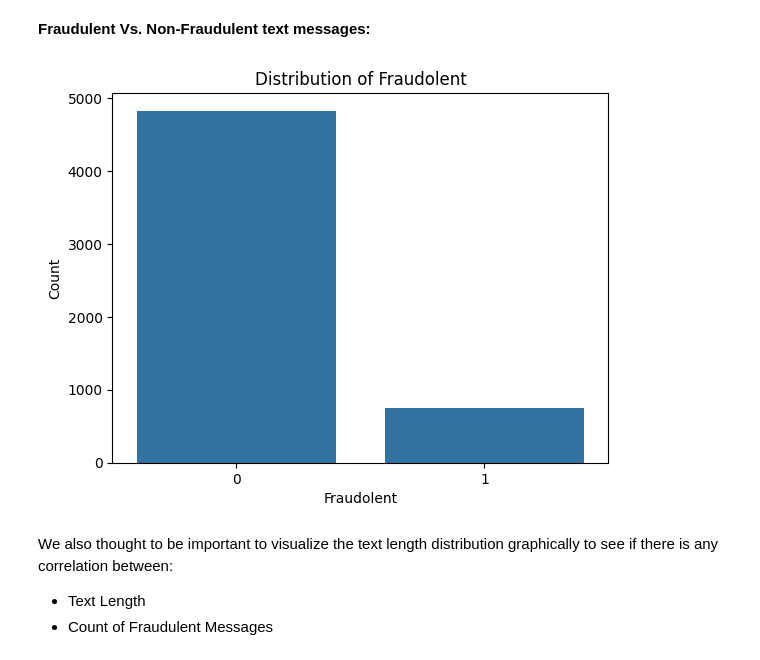
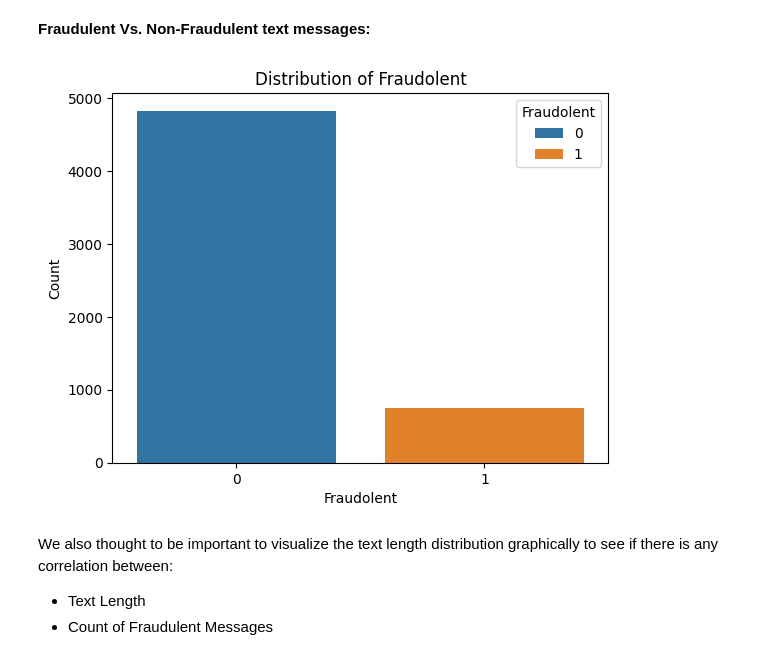
Before and after one commit to JulesPress/SafeComm-Digital-Security-Solutions, a Jupyter notebook: main.ipynb, the cells around one changed output. Saved outputs shown, nothing was run; the diff lists cells and outputs as text; code cells hidden in the pictures.

```diff
--- a/main.ipynb
+++ b/main.ipynb
@@ -185,13 +185,13 @@ We will definitely need to fix this further down the line...
 # %% [markdown]
 **Fraudulent Vs. Non-Fraudulent text messages:**
 # %%
-sns.countplot(data=sms_df, x='Fraudolent')
+sns.countplot(data=sms_df, x='Fraudolent', hue='Fraudolent')
 plt.title('Distribution of Fraudolent')
 plt.xlabel('Fraudolent')
 plt.ylabel('Count')
 plt.show()
 # %% [output]
-[figure, old version]
+[figure, new version]
 # %% [markdown]
 We also thought to be important to visualize the text length distribution graphically to see if there is any correlation between:
  * Text Length
```
Also changed, not shown: parts of 10 cells of this notebook, 23 other files.
